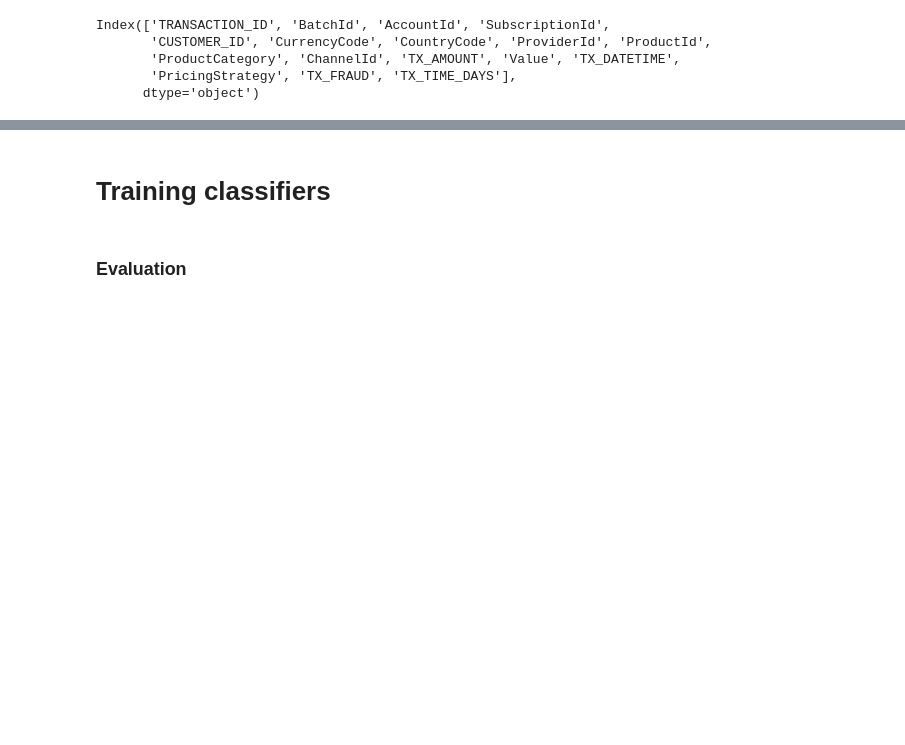
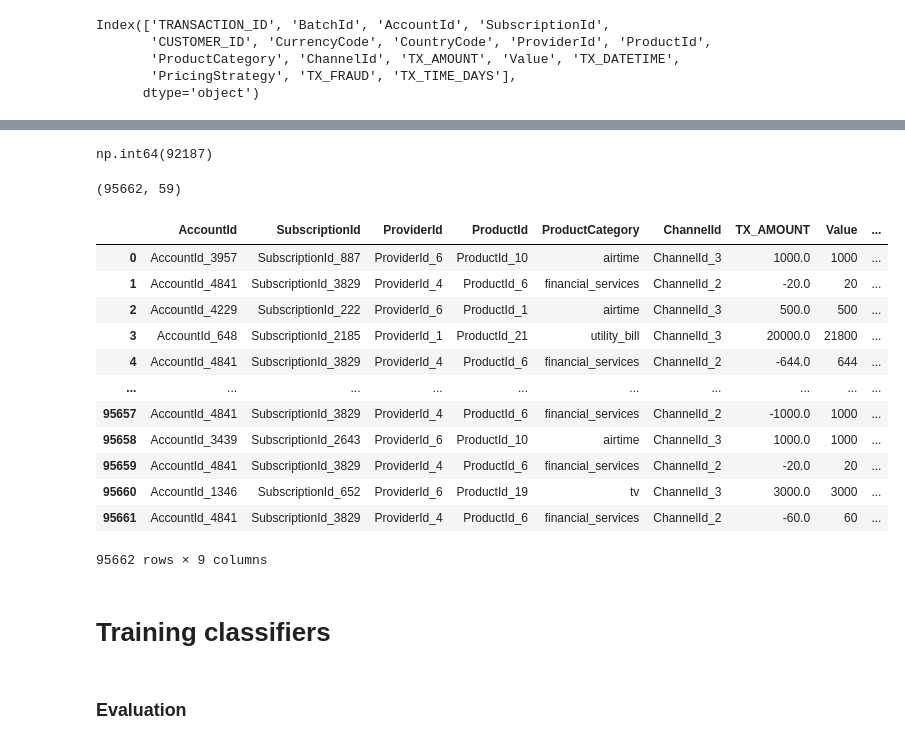
Before and after one commit to FadelMamar/fraud-detection-galsen, a Jupyter notebook: notebooks/EDA.ipynb, the cells around one changed output, grey strips where cells are left out. Saved outputs shown, nothing was run; the diff lists cells and outputs as text; code cells hidden in the pictures; blank space fills up the shorter version.

```diff
--- a/notebooks/EDA.ipynb
+++ b/notebooks/EDA.ipynb
@@ -760,0 +818,5 @@ data[0][0].shape, data[0][1].shape, len(data[1])
+# %%
+train_data['CustomerUID'] = train_data[['AccountId','CUSTOMER_ID']].apply(
+            lambda x: "+".join(x), axis=1, raw=False, result_type="reduce"
+        )
+train_data.columns
@@ -760,0 +898,3 @@ data[0][0].shape, data[0][1].shape, len(data[1])
+# %%
+X_train = train_data.drop(columns=['TX_FRAUD'])
+y_train = train_data['TX_FRAUD']
@@ -760,0 +937,33 @@ data[0][0].shape, data[0][1].shape, len(data[1])
+# %%
+cols_to_drop = [
+                'CurrencyCode',
+                'CountryCode',
+                'BatchId',
+                'CUSTOMER_ID',
+                'TRANSACTION_ID',
+                'TX_DATETIME',
+                'TX_TIME_DAYS',
+                'SubscriptionId',
+                'AccountId'
+                ]
+
+# cat_cols = ['PricingStrategy',
+#             'ChannelId',
+#             'ProductCategory',
+#             'ProviderId',
+#             'ProductId' ,
+#             'AccountId'
+#         ]
+
+interaction_cat_cols= [ 'CustomerUID',
+                        'ChannelId',
+                        'PricingStrategy',
+                        'ProductId',
+                        'ProviderId'
+                    ]
+
+uid_cols=['AccountId','CUSTOMER_ID'] # [None,]
+
+uid_col_name="CustomerUID"
+
+cat_similarity_encode = ['ProductCategory',]
@@ -760,0 +1040,2 @@ data[0][0].shape, data[0][1].shape, len(data[1])
+# %%
+x_t = workflow[:2].fit_transform(X=X_train,y=y_train)
@@ -761,3 +1078,27 @@ data[0][0].shape, data[0][1].shape, len(data[1])
+# %%
+x_t.iloc[:,100].isna().sum()
+# %% [output]
+np.int64(92187)
+# %%
+x_t.shape
+# %% [output]
+(95662, 59)
+# %%
+workflow[:2].fit_transform(X_train,y_train)
+# %% [output]
+|  | AccountId | SubscriptionId | ProviderId | ProductId | ProductCategory | ChannelId | TX_AMOUNT | Value | ... |
+| 0 | AccountId_3957 | SubscriptionId_887 | ProviderId_6 | ProductId_10 | airtime | ChannelId_3 | 1000.0 | 1000 | ... |
+| 1 | AccountId_4841 | SubscriptionId_3829 | ProviderId_4 | ProductId_6 | financial_services | ChannelId_2 | -20.0 | 20 | ... |
+| 2 | AccountId_4229 | SubscriptionId_222 | ProviderId_6 | ProductId_1 | airtime | ChannelId_3 | 500.0 | 500 | ... |
+| 3 | AccountId_648 | SubscriptionId_2185 | ProviderId_1 | ProductId_21 | utility_bill | ChannelId_3 | 20000.0 | 21800 | ... |
+| 4 | AccountId_4841 | SubscriptionId_3829 | ProviderId_4 | ProductId_6 | financial_services | ChannelId_2 | -644.0 | 644 | ... |
+| ... | ... | ... | ... | ... | ... | ... | ... | ... | ... |
+| 95657 | AccountId_4841 | SubscriptionId_3829 | ProviderId_4 | ProductId_6 | financial_services | ChannelId_2 | -1000.0 | 1000 | ... |
+| 95658 | AccountId_3439 | SubscriptionId_2643 | ProviderId_6 | ProductId_10 | airtime | ChannelId_3 | 1000.0 | 1000 | ... |
+| 95659 | AccountId_4841 | SubscriptionId_3829 | ProviderId_4 | ProductId_6 | financial_services | ChannelId_2 | -20.0 | 20 | ... |
+| 95660 | AccountId_1346 | SubscriptionId_652 | ProviderId_6 | ProductId_19 | tv | ChannelId_3 | 3000.0 | 3000 | ... |
+| 95661 | AccountId_4841 | SubscriptionId_3829 | ProviderId_4 | ProductId_6 | financial_services | ChannelId_2 | -60.0 | 60 | ... |
+95662 rows × 9 columns
 # %% [markdown]
 # Training classifiers
 # %%
```
Also changed, not shown: parts of 61 cells of this notebook, 12 other files.
